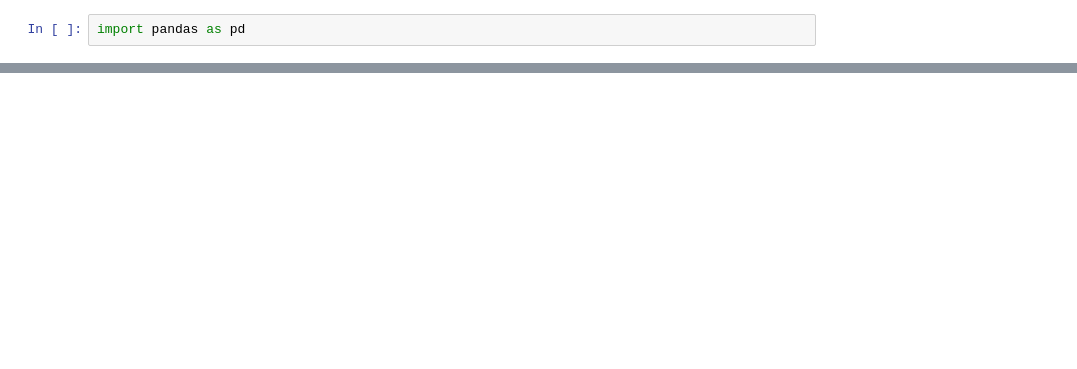
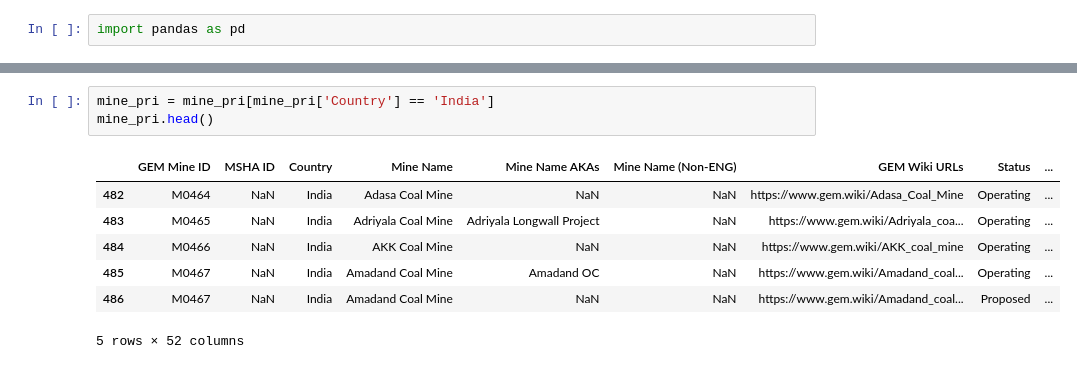
Before and after one commit to yingtian1/Thesis_2425, a Jupyter notebook: Preprocessing_mine.ipynb, the cells around one changed output, grey strips where cells are left out. Saved outputs shown, nothing was run; the diff lists cells and outputs as text; blank space fills up the shorter version.

```diff
--- a/Preprocessing_mine.ipynb
+++ b/Preprocessing_mine.ipynb
@@ -19,0 +31,11 @@ def drop_columns(df):
+# %%
+mine_pri = mine_pri[mine_pri['Country'] == 'India']
+mine_pri.head()
+# %% [output]
+|  | GEM Mine ID | MSHA ID | Country | Mine Name | Mine Name AKAs | Mine Name (Non-ENG) | GEM Wiki URLs | Status | ... |
+| 482 | M0464 | NaN | India | Adasa Coal Mine | NaN | NaN | https://www.gem.wiki/Adasa_Coal_Mine | Operating | ... |
+| 483 | M0465 | NaN | India | Adriyala Coal Mine | Adriyala Longwall Project | NaN | https://www.gem.wiki/Adriyala_coa... | Operating | ... |
+| 484 | M0466 | NaN | India | AKK Coal Mine | NaN | NaN | https://www.gem.wiki/AKK_coal_mine | Operating | ... |
+| 485 | M0467 | NaN | India | Amadand Coal Mine | Amadand OC | NaN | https://www.gem.wiki/Amadand_coal... | Operating | ... |
+| 486 | M0467 | NaN | India | Amadand Coal Mine | NaN | NaN | https://www.gem.wiki/Amadand_coal... | Proposed | ... |
+5 rows × 52 columns
```
Also changed, not shown: parts of 11 cells of this notebook, 5 other files.
